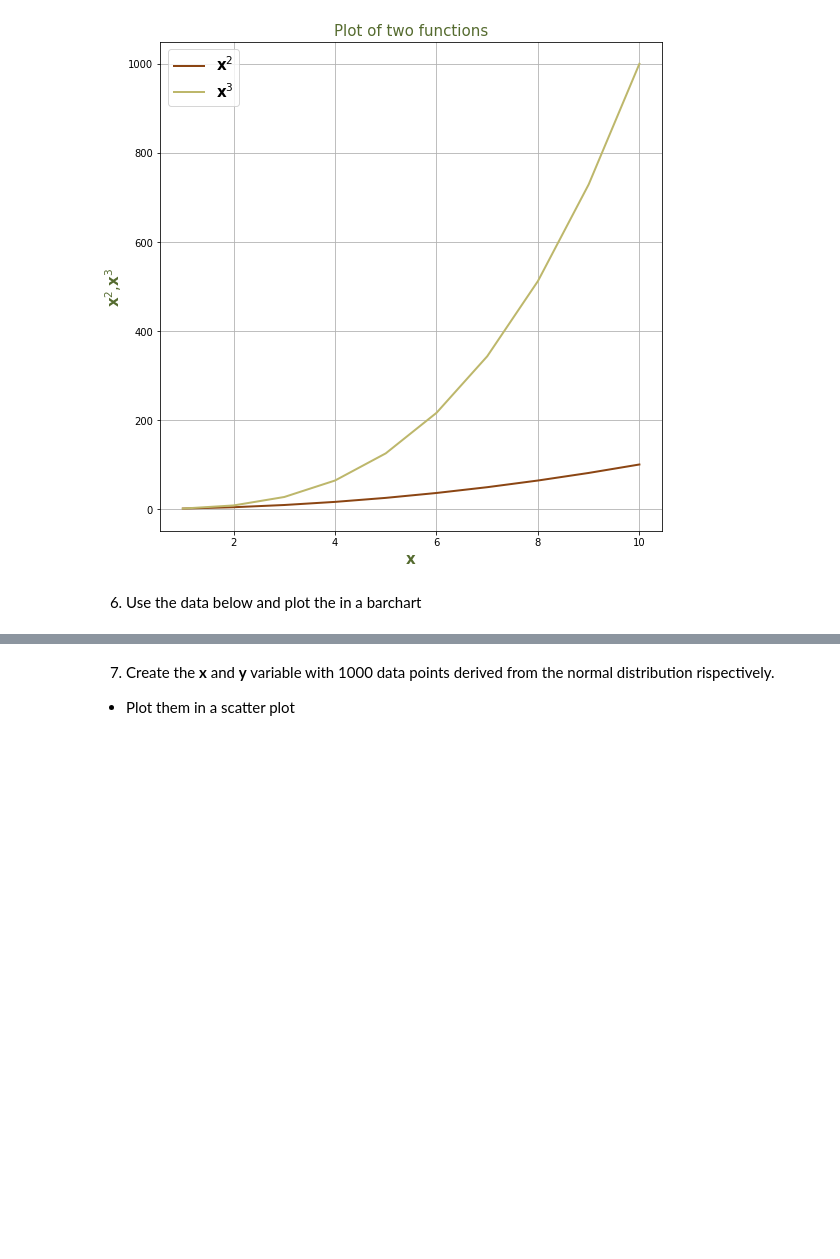
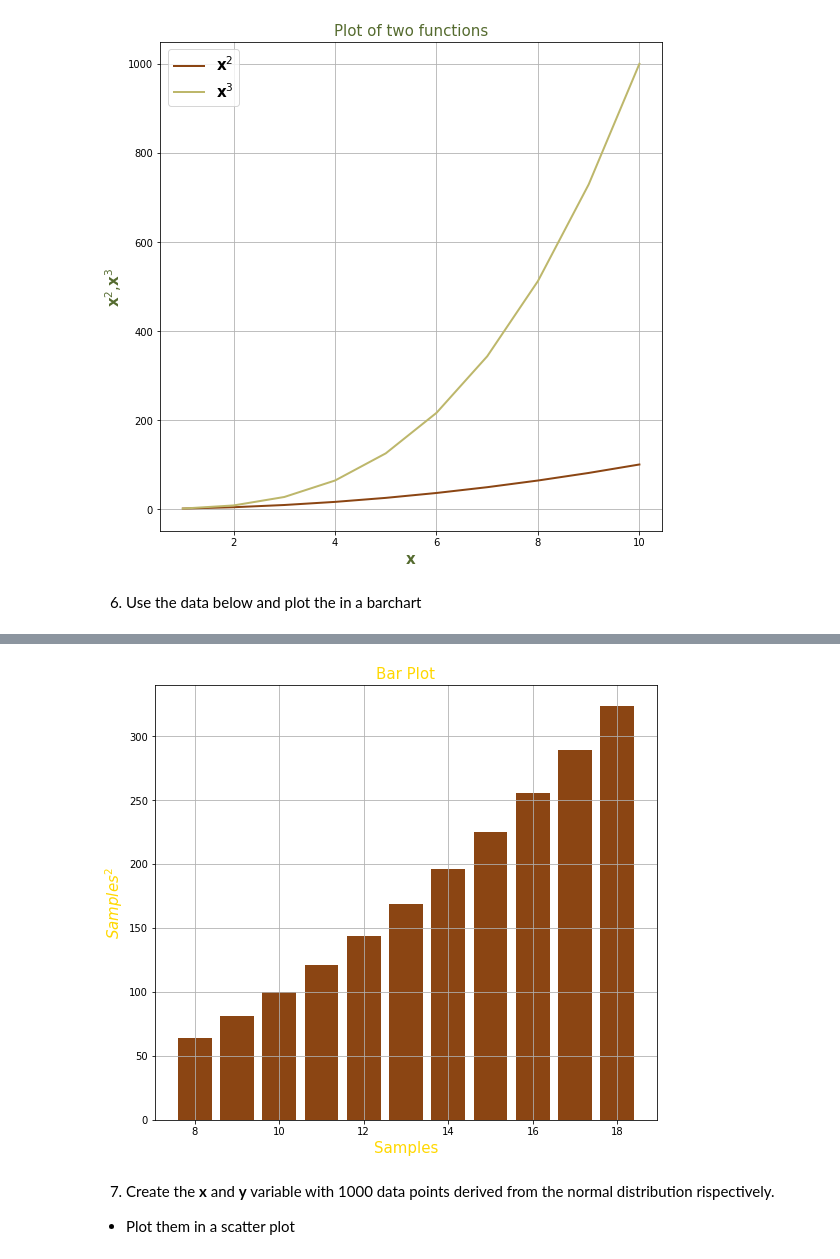
Before and after one commit to DaviGarba/ML_with_Python_Fuerte2019, a Jupyter notebook: SESSION_07 Numpy/07 - Exercises/Ex 06 - Numpy and Visualizations.ipynb, the cells around one changed output, grey strips where cells are left out. Drawn from its saved outputs; the diff is of its cells as text; code cells hidden in the pictures; blank space fills up the shorter version.

```diff
--- a/SESSION_07 Numpy/07 - Exercises/Ex 06 - Numpy and Visualizations.ipynb
+++ b/SESSION_07 Numpy/07 - Exercises/Ex 06 - Numpy and Visualizations.ipynb
@@ -167,3 +151,20 @@ y = x ** 2
+# %%
+# figure size
+plt.figure(figsize = (9,8))
+
+# plot function
+plt.bar(x,y, color = 'saddlebrown')
+
+# title and axis
+plt.title('Bar Plot', fontsize=15, color ='gold')
+
+# axi'
+plt.xlabel('Samples', color = 'gold', fontsize = 15)
+plt.ylabel('$Samples^{2}$', color = 'gold', fontsize = 15)
+#show
+plt.grid()
+# %% [output]
+[figure, added]
 # %% [markdown]
 7. Create the **x** and **y** variable with 1000 data points derived from the normal distribution rispectively.
  * Plot them in a scatter plot
```
Also changed, not shown: parts of 6 cells of this notebook.
